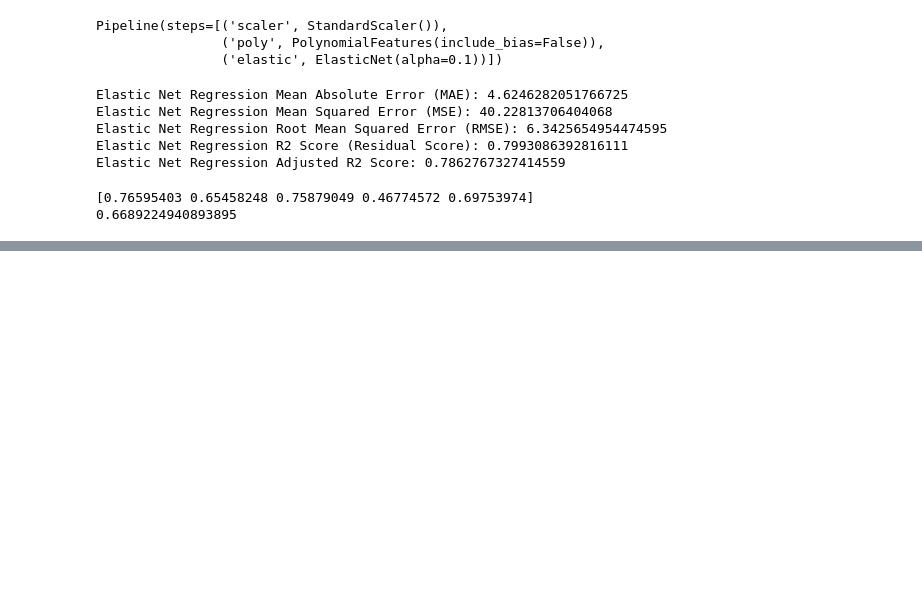
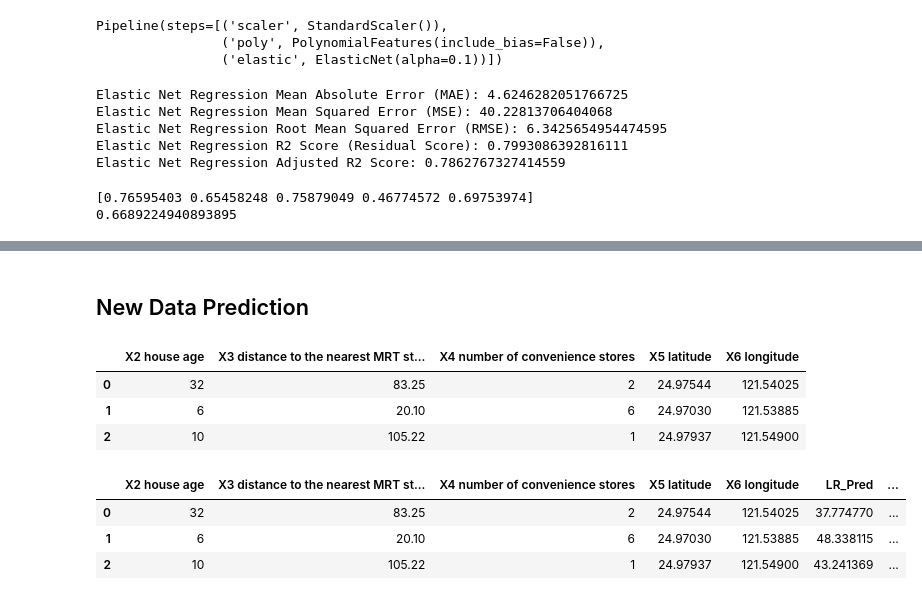
Before and after one commit to RusanMaharjan/Data-Science---9.30, a Jupyter notebook: Linear Regression.ipynb, the cells around one changed output, grey strips where cells are left out. Saved outputs shown, nothing was run; the diff lists cells and outputs as text; code cells hidden in the pictures; blank space fills up the shorter version.

```diff
--- a/Linear Regression.ipynb
+++ b/Linear Regression.ipynb
@@ -329,0 +371,42 @@ print(elastic_cv_score.mean())
+# %% [markdown]
+## New Data Prediction
+# %%
+data = {
+    'X2 house age': [32, 6, 10],
+    'X3 distance to the nearest MRT station': [83.25, 20.10, 105.22],
+    'X4 number of convenience stores': [2, 6, 1],
+    'X5 latitude': [24.97544, 24.9703, 24.97937],
+    'X6 longitude': [121.54025, 121.53885, 121.549]
+}
+data_df = pd.DataFrame(data)
+data_df
+# %% [output]
+|  | X2 house age | X3 distance to the nearest MRT st... | X4 number of convenience stores | X5 latitude | X6 longitude |
+| 0 | 32 | 83.25 | 2 | 24.97544 | 121.54025 |
+| 1 | 6 | 20.10 | 6 | 24.97030 | 121.53885 |
+| 2 | 10 | 105.22 | 1 | 24.97937 | 121.54900 |
+# %%
+data_scale = scaler.transform(data_df)
+# Linear Regression
+data_lr_pred = model.predict(data_scale)
+# Polynomial Regression
+data_pr_pred = poly_reg.predict(data_scale)
+# Ridge Regression
+data_rr_pred = ridge_reg.predict(data_scale)
+# Lasso Regression
+data_lar_pred = lasso_reg.predict(data_scale)
+# Elastic Net Regression
+data_er_pred = elastic_reg.predict(data_scale)
+# %%
+data_df['LR_Pred'] = data_lr_pred
+data_df['Poly_Pred'] = data_pr_pred
+data_df['Ridge_Pred'] = data_rr_pred
+data_df['Lasso_Pred'] = data_lar_pred
+data_df['ElasticNet_Pred'] = data_er_pred
+# %%
+data_df
+# %% [output]
+|  | X2 house age | X3 distance to the nearest MRT st... | X4 number of convenience stores | X5 latitude | X6 longitude | LR_Pred | ... |
+| 0 | 32 | 83.25 | 2 | 24.97544 | 121.54025 | 37.774770 | ... |
+| 1 | 6 | 20.10 | 6 | 24.97030 | 121.53885 | 48.338115 | ... |
+| 2 | 10 | 105.22 | 1 | 24.97937 | 121.54900 | 43.241369 | ... |
```
Also changed, not shown: parts of 5 cells of this notebook, 6 other files.
